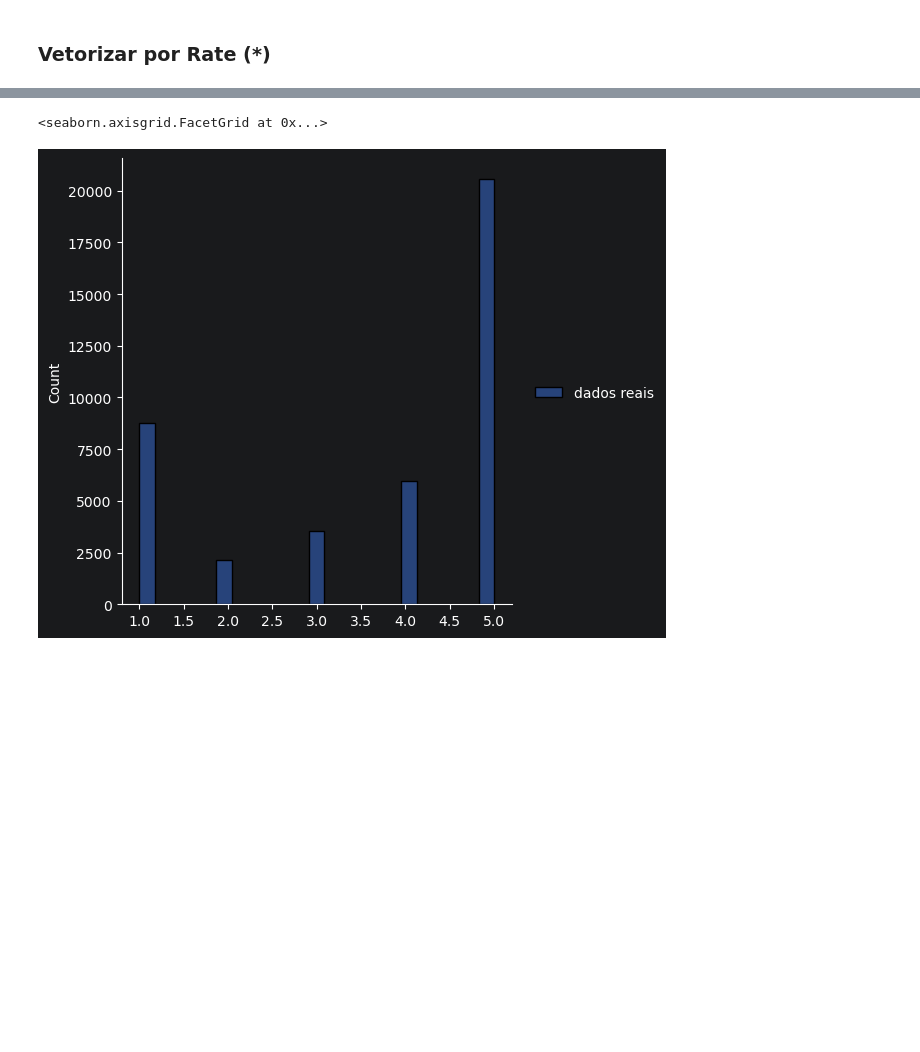
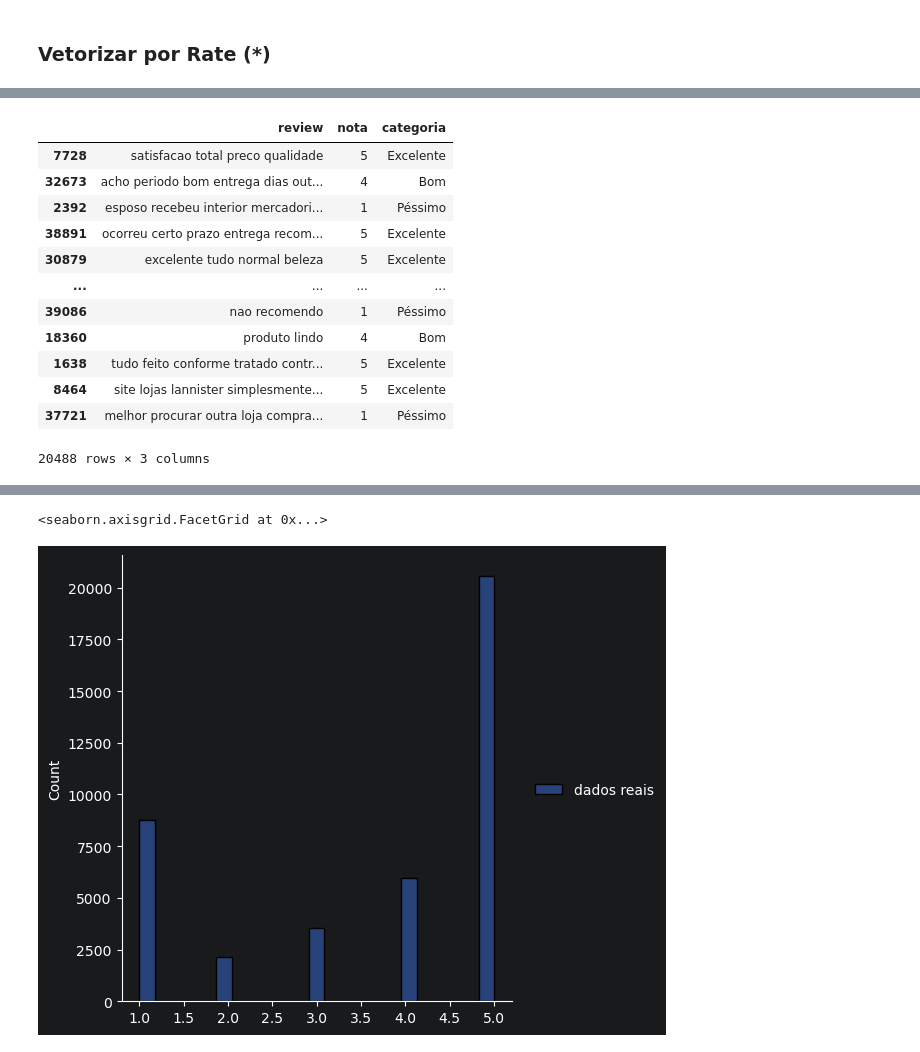
Before and after one commit to rabreu/Infnet-MIT-IA-PLN-PD_26E2_, a Jupyter notebook: Renata_Braga_de_Abreu_sistemas-cognitivos-linguagem-natural_pln.pdf.ipynb, the cells around one changed output, grey strips where cells are left out. Saved outputs shown, nothing was run; the diff lists cells and outputs as text; code cells hidden in the pictures; blank space fills up the shorter version.

```diff
--- a/Renata_Braga_de_Abreu_sistemas-cognitivos-linguagem-natural_pln.pdf.ipynb
+++ b/Renata_Braga_de_Abreu_sistemas-cognitivos-linguagem-natural_pln.pdf.ipynb
@@ -309,0 +236,15 @@ for rate in enumerate(categories):
+# %%
+tokens_lem_by_rate = []
+tokens_lem = []
+
+_sample = pd.DataFrame(reviews).sample(frac=0.2, random_state=42)
+
+for i, rate in enumerate(categories.keys()):
+    filtered = _sample.query('review_score == ' + str(rate))
+    for review in pd.DataFrame({'tokens': filtered.review_comment_transformed}).values:
+        tokens = clean_text_as_str(review)
+        lemanizer = nlp_pt(tokens)
+        for lem in lemanizer:
+            tokens_lem.append(lem.lemma_)
+    tokens_lem_by_rate.append({'rate': rate, 'tokens': tokens_lem.copy()})
+    tokens_lem.clear()
@@ -310,3 +262,12 @@ for rate in enumerate(categories):
+# %%
+predictions_nm_rate = []
+rates_tf_idf_rate = []
+for review in docs:
+    vec = vectorizer_rate.transform([review])
+    _X = model_rate.predict(vec)
+    rates_tf_idf_rate.append(int(_X[0]))
+    # rates_tf_idf.append({"tf-idf": model.predict(vec)[0]})
+    predictions_nm_rate.append({"review": review, "nota": _X[0], "categoria": categories.get(int(_X[0]))})
 # %% [markdown]
 ### Vetorizar por Rate (*)
 # %%
@@ -494,0 +411,16 @@ sb.displot(data=pd.DataFrame({'vader': rates_vader}))
+# %%
+pd.DataFrame(predictions_nm_rate).sample(frac=0.5)
+# %% [output]
+|  | review | nota | categoria |
+| 7728 | satisfacao total preco qualidade | 5 | Excelente |
+| 32673 | acho periodo bom entrega dias out... | 4 | Bom |
+| 2392 | esposo recebeu interior mercadori... | 1 | Péssimo |
+| 38891 | ocorreu certo prazo entrega recom... | 5 | Excelente |
+| 30879 | excelente tudo normal beleza | 5 | Excelente |
+| ... | ... | ... | ... |
+| 39086 | nao recomendo | 1 | Péssimo |
+| 18360 | produto lindo | 4 | Bom |
+| 1638 | tudo feito conforme tratado contr... | 5 | Excelente |
+| 8464 | site lojas lannister simplesmente... | 5 | Excelente |
+| 37721 | melhor procurar outra loja compra... | 1 | Péssimo |
+20488 rows × 3 columns
```
Also changed, not shown: parts of 30 cells of this notebook.
